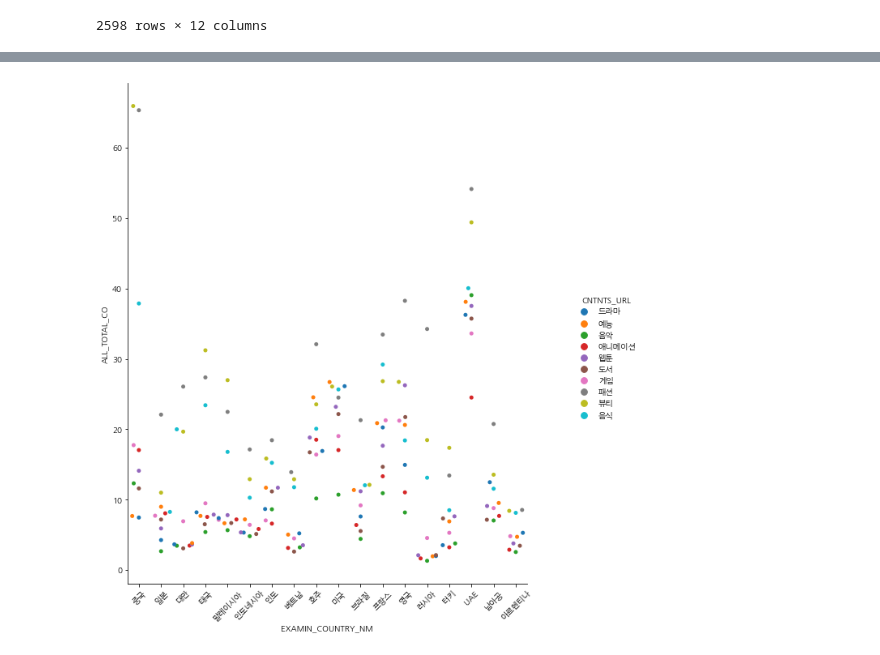
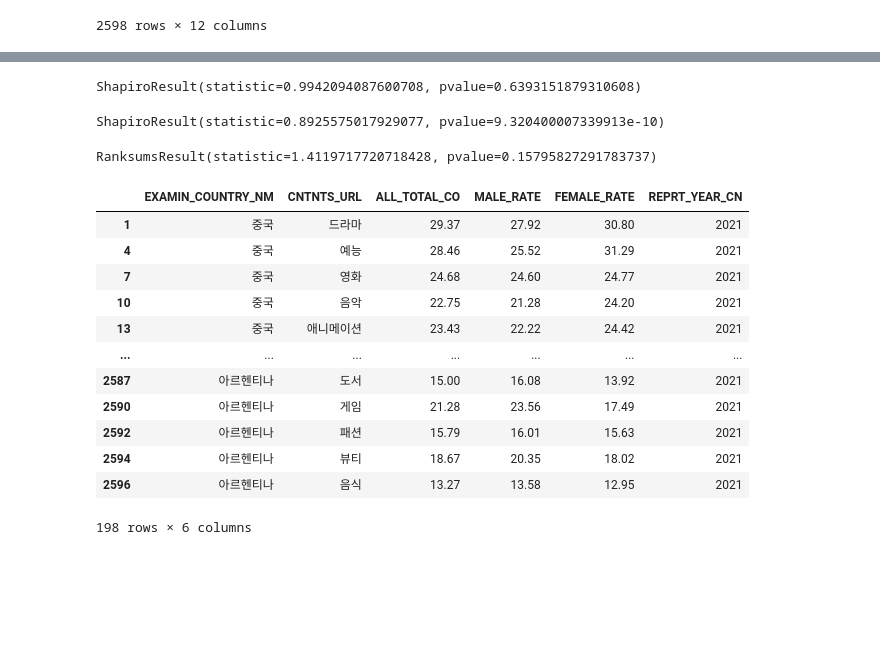
Before and after one commit to SDA2022/SDA-Project, a Jupyter notebook: 프로젝트.ipynb, the cells around one changed output, grey strips where cells are left out. Drawn from its saved outputs; the diff is of its cells as text; code cells hidden in the pictures; blank space fills up the shorter version.

```diff
--- a/프로젝트.ipynb
+++ b/프로젝트.ipynb
@@ -44,13 +39,11 @@ data
+# %%
+from scipy.stats import shapiro
+shapiro(data_2021["ALL_TOTAL_CO"])
+#2020년도 데이터는 정규성 따름
+# %% [output]
+ShapiroResult(statistic=0.9942094087600708, pvalue=0.6393151879310608)
 # %%
-import matplotlib as mpl
-mpl.rcParams['font.family']='NanumGothic'
+shapiro(data_2020["ALL_TOTAL_CO"])
+#2021년 데이터는 정규성을 따르지 않음
+# %% [output]
+ShapiroResult(statistic=0.8925575017929077, pvalue=9.320400007339913e-10)
-# %%
-fig=sns.catplot(x="EXAMIN_COUNTRY_NM", y="ALL_TOTAL_CO", hue="CNTNTS_URL", data=data, kind="swarm")
-fig.fig.set_size_inches(10,10)
-plt.xticks(rotation=45)
-plt.show()
-
-#가장 k-컨텐츠를 많이 소비하는 나라를 확인하기 위해 2021년 기준 월평균지출금액을 y축의 값으로 설정하여 plot을 그려봄
-#월평균지출금액에 따른 나라별 차이를 확인해보니 중국이 다른 나라에 비해 압도적으로 k-컨텐츠 관련 소비량이 많은 것을 확인할 수 있음
-# %% [output]
-[figure, removed]
@@ -59,9 +50,31 @@ data=pd.read_csv("한국문화컨텐츠 소비 비중정보.csv")
+# %%
+#년도별로 비교하여 k-컨텐츠의 소비 비중 차이가 있는지를 확인해보기 위한 test를 해줌
+#ranksum test를 해줌
+stats.ranksums(data_2021["ALL_TOTAL_CO"],data_2020["ALL_TOTAL_CO"])
+
+
+#pvalue 값이 0.05보다 크므로 년도별로 비교해봤을 때 컨텐츠의 소비비중의 차이는 크게 없는 것을 확인할 수 있다
+#항상 관심이 많아 소비를 많이 한 컨텐츠는 계속 소비를 많이 한다는 것을 알 수 있음
+#따라서 한 년도만을 기준으로 18개국의 k-컨텐츠 소비비중을 파악하여, 전체적으로 어떤 k-컨텐츠의 소비 비중이 높은지를 파악한다
+# %% [output]
+RanksumsResult(statistic=1.4119717720718428, pvalue=0.15795827291783737)
 # %%
-#중국에서 가장 인기있는 k-컨텐츠가 무엇인지 파악함
-data=data[data["IEM_NM"]=="한국 문화콘텐츠 소비(시간)"]
-data=data[data["EXAMIN_COUNTRY_NM"]=="중국"]
-data=data[["CNTNTS_URL","ALL_TOTAL_CO","MALE_RATE","FEMALE_RATE","REPRT_YEAR_CN"]]
-data_2019=data[data["REPRT_YEAR_CN"]=="2019"]
-data_2021=data[data["REPRT_YEAR_CN"]=="2021"]
-data_2020=data[data["REPRT_YEAR_CN"]=="2020"]
+data=data[data["IEM_NM"]=="소비 비중(%)"]
+data=data[data["REPRT_YEAR_CN"]=="2021"]
+data=data[["EXAMIN_COUNTRY_NM","CNTNTS_URL","ALL_TOTAL_CO","MALE_RATE","FEMALE_RATE","REPRT_YEAR_CN"]]
+data
+# %% [output]
+|  | EXAMIN_COUNTRY_NM | CNTNTS_URL | ALL_TOTAL_CO | MALE_RATE | FEMALE_RATE | REPRT_YEAR_CN |
+| 1 | 중국 | 드라마 | 29.37 | 27.92 | 30.80 | 2021 |
+| 4 | 중국 | 예능 | 28.46 | 25.52 | 31.29 | 2021 |
+| 7 | 중국 | 영화 | 24.68 | 24.60 | 24.77 | 2021 |
+| 10 | 중국 | 음악 | 22.75 | 21.28 | 24.20 | 2021 |
+| 13 | 중국 | 애니메이션 | 23.43 | 22.22 | 24.42 | 2021 |
+| ... | ... | ... | ... | ... | ... | ... |
+| 2587 | 아르헨티나 | 도서 | 15.00 | 16.08 | 13.92 | 2021 |
+| 2590 | 아르헨티나 | 게임 | 21.28 | 23.56 | 17.49 | 2021 |
+| 2592 | 아르헨티나 | 패션 | 15.79 | 16.01 | 15.63 | 2021 |
+| 2594 | 아르헨티나 | 뷰티 | 18.67 | 20.35 | 18.02 | 2021 |
+| 2596 | 아르헨티나 | 음식 | 13.27 | 13.58 | 12.95 | 2021 |
+198 rows × 6 columns
 # %%
```
Also changed, not shown: parts of 4 cells of this notebook.
